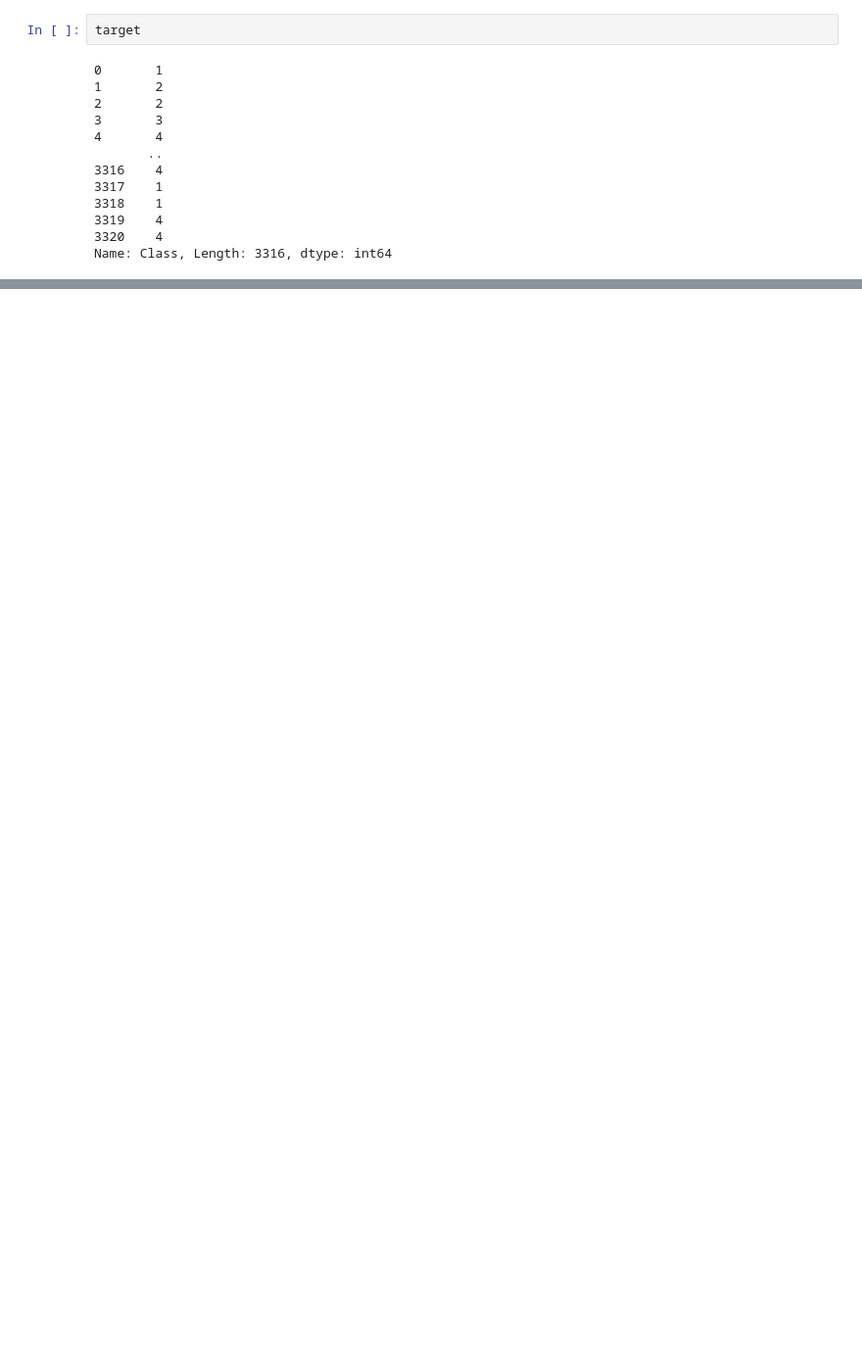
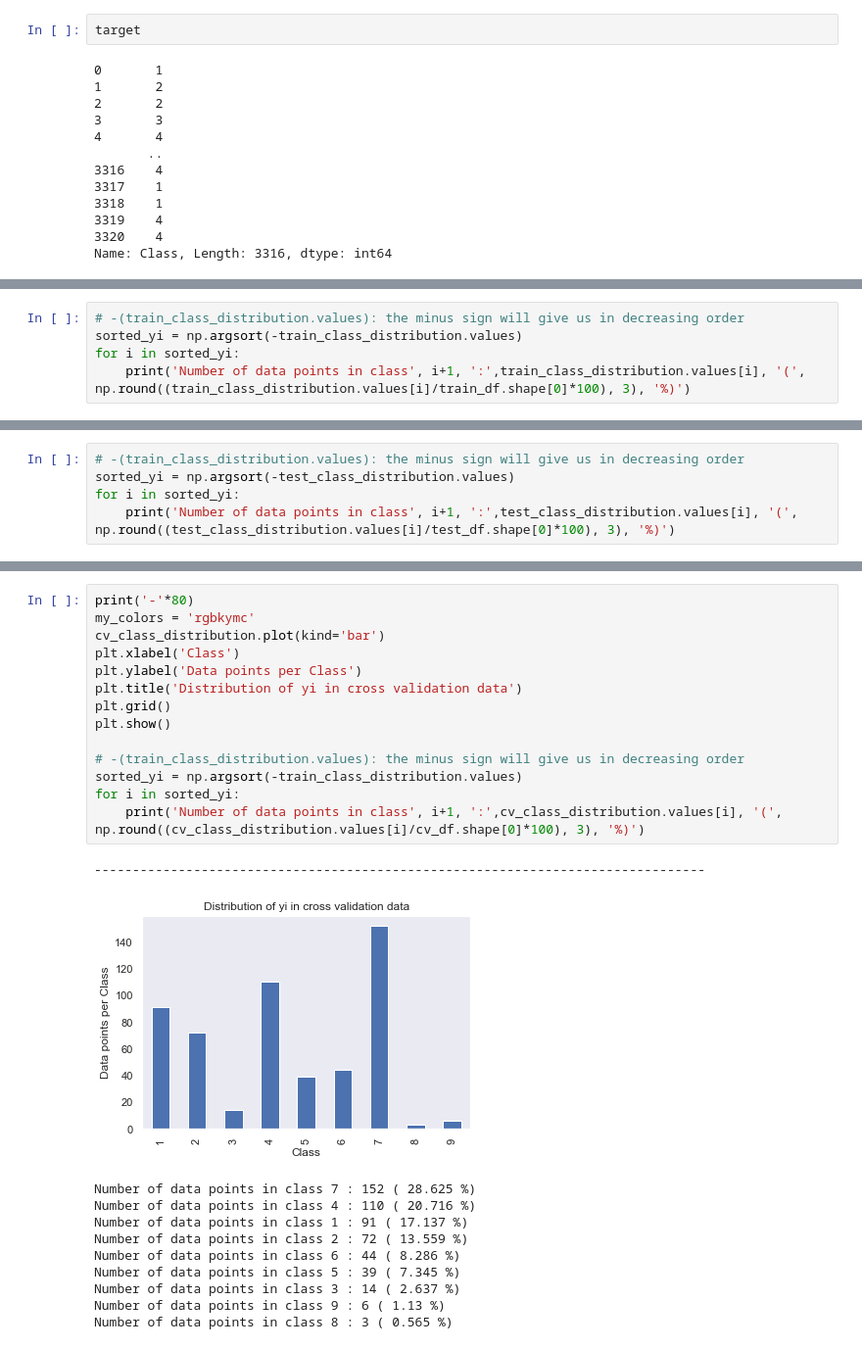
Before and after one commit to surendhar-1706/Classification_of_cancer_mutants, a Jupyter notebook: Cancer_Mutant.ipynb, the cells around one changed output, grey strips where cells are left out. Shown: that part at 98% size. Drawn from its saved outputs; the diff is of its cells as text; blank space fills up the shorter version.

```diff
--- a/Cancer_Mutant.ipynb
+++ b/Cancer_Mutant.ipynb
@@ -506,0 +349,5 @@ Test data f1 score:0.6460049568248708
+# %%
+# -(train_class_distribution.values): the minus sign will give us in decreasing order
+sorted_yi = np.argsort(-train_class_distribution.values)
+for i in sorted_yi:
+    print('Number of data points in class', i+1, ':',train_class_distribution.values[i], '(', np.round((train_class_distribution.values[i]/train_df.shape[0]*100), 3), '%)')
@@ -506,0 +376,5 @@ Test data f1 score:0.6460049568248708
+# %%
+# -(train_class_distribution.values): the minus sign will give us in decreasing order
+sorted_yi = np.argsort(-test_class_distribution.values)
+for i in sorted_yi:
+    print('Number of data points in class', i+1, ':',test_class_distribution.values[i], '(', np.round((test_class_distribution.values[i]/test_df.shape[0]*100), 3), '%)')
@@ -506,0 +391,26 @@ Test data f1 score:0.6460049568248708
+# %%
+print('-'*80)
+my_colors = 'rgbkymc'
+cv_class_distribution.plot(kind='bar')
+plt.xlabel('Class')
+plt.ylabel('Data points per Class')
+plt.title('Distribution of yi in cross validation data')
+plt.grid()
+plt.show()
+
+# -(train_class_distribution.values): the minus sign will give us in decreasing order
+sorted_yi = np.argsort(-train_class_distribution.values)
+for i in sorted_yi:
+    print('Number of data points in class', i+1, ':',cv_class_distribution.values[i], '(', np.round((cv_class_distribution.values[i]/cv_df.shape[0]*100), 3), '%)')
+# %% [output]
+--------------------------------------------------------------------------------
+[figure, added]
+Number of data points in class 7 : 152 ( 28.625 %)
+Number of data points in class 4 : 110 ( 20.716 %)
+Number of data points in class 1 : 91 ( 17.137 %)
+Number of data points in class 2 : 72 ( 13.559 %)
+Number of data points in class 6 : 44 ( 8.286 %)
+Number of data points in class 5 : 39 ( 7.345 %)
+Number of data points in class 3 : 14 ( 2.637 %)
+Number of data points in class 9 : 6 ( 1.13 %)
+Number of data points in class 8 : 3 ( 0.565 %)
```
Also changed, not shown: parts of 85 cells of this notebook.
